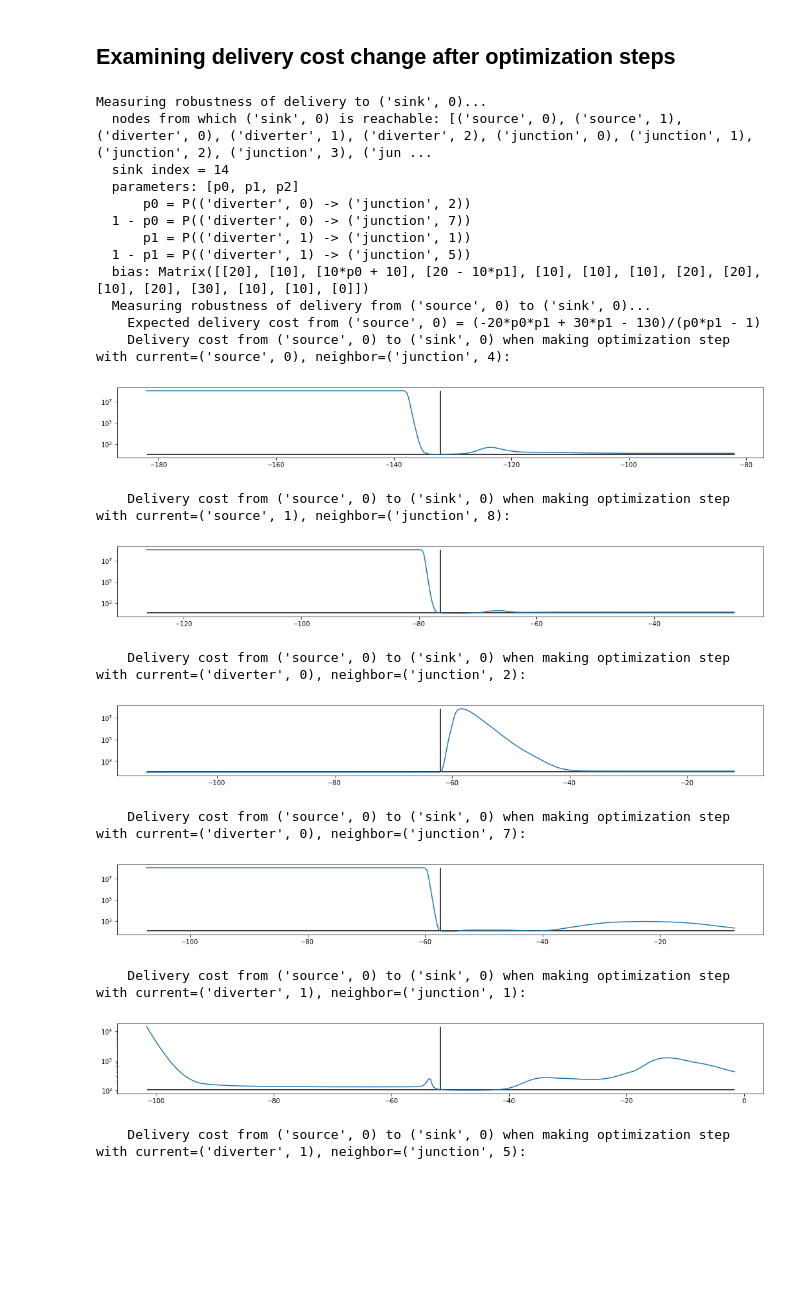
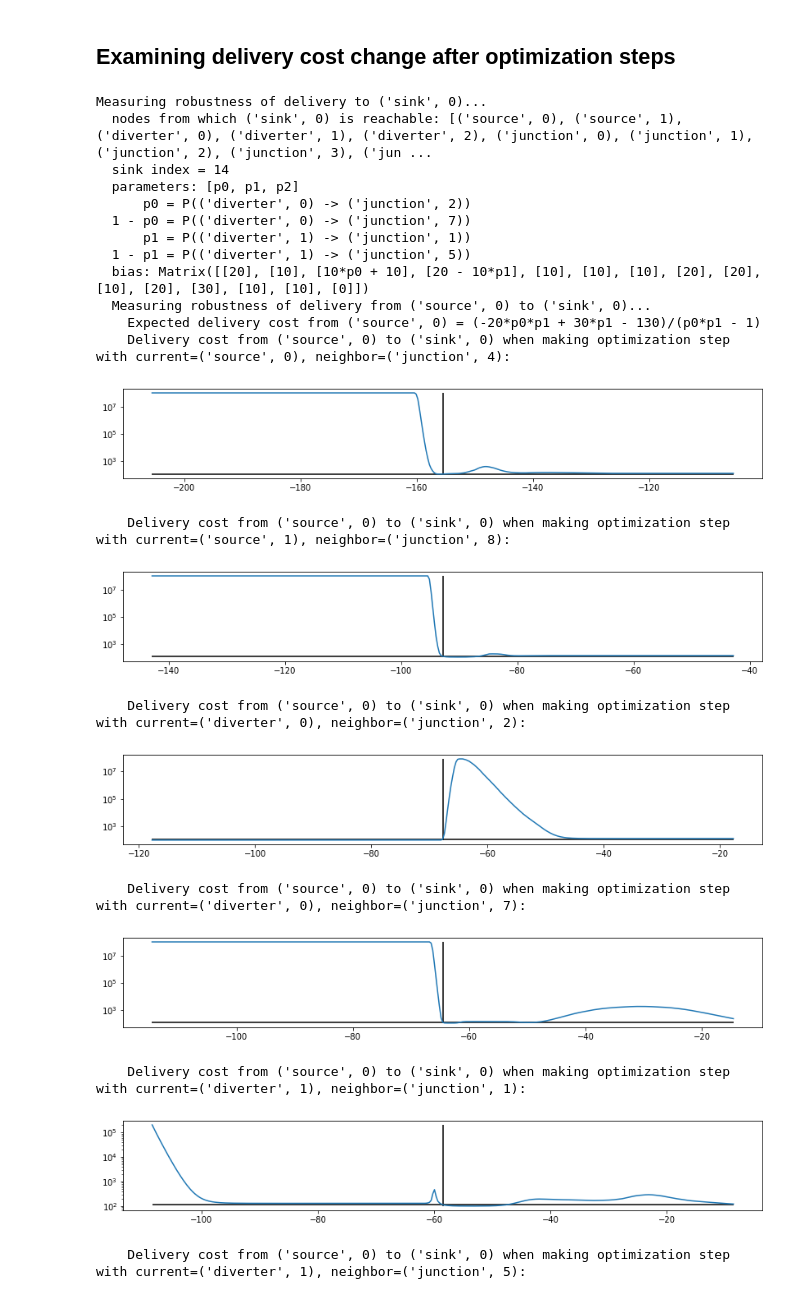
Before and after one commit to flyingleafe/dqnroute, a Jupyter notebook: notebooks/igor_run_simulation.ipynb, the cells around one changed output. Saved outputs shown, nothing was run; the diff lists cells and outputs as text; code cells hidden in the pictures; blank space fills up the shorter version.

```diff
--- a/notebooks/igor_run_simulation.ipynb
+++ b/notebooks/igor_run_simulation.ipynb
@@ -179,9 +179,9 @@ def run_single(file: str, router_type: str, random_seed: int, **kwargs):
         event_series = runner.run(**kwargs)
     return event_series, runner
 
-#scenario = '../launches/conveyor_energy_test.yaml'
-#scenario = '../launches/conveyor_cyclic_energy_test.yaml'
-scenario = '../launches/conveyor_cyclic2_energy_test.yaml'
+#scenario = '../launches/igor/acyclic_conveyor_energy_test.yaml'
+#scenario = '../launches/igor/conveyor_cyclic_energy_test.yaml'
+scenario = '../launches/igor/conveyor_cyclic2_energy_test.yaml'
 
 event_series, runner = run_single(file=scenario, router_type='dqn_emb', progress_step=500,
                                   ignore_saved=[True], random_seed=44)
@@ -592,41 +591,41 @@ for sink in g.sinks:
                 if torch.isinf(objective_values).any():
                     print("      INFINITIES PRESENT IN COMPUTED VALUES")
                     inf_indices = torch.isinf(objective_values)
                     if sum(inf_indices) == objective_values.numel():
                         continue
                     regular_values = objective_values[~inf_indices]
                     neginf_indices = (objective_values < 0) & inf_indices
                     posinf_indices = (objective_values > 0) & inf_indices
                     objective_values[neginf_indices] = min(regular_values) - 5
                     objective_values[posinf_indices] = max(regular_values) + 5
-                plt.figure(figsize=(18, 2))
+                plt.figure(figsize=(14, 2))
                 plt.yscale("log")
                 plt.plot(actual_qs, objective_values)
                 gap = max(objective_values) - min(objective_values)
                 y_delta = 0 if gap > 0 else 5
                 plt.vlines(reference_q, min(objective_values) - y_delta, max(objective_values) + y_delta)
                 plt.hlines(objective_values[len(objective_values) // 2], min(actual_qs), max(actual_qs))
                 plt.show()
 # %% [output]
 Measuring robustness of delivery to ('sink', 0)...
   nodes from which ('sink', 0) is reachable: [('source', 0), ('source', 1), ('diverter', 0), ('diverter', 1), ('diverter', 2), ('junction', 0), ('junction', 1), ('junction', 2), ('junction', 3), ('jun ...
   sink index = 14
   parameters: [p0, p1, p2]
       p0 = P(('diverter', 0) -> ('junction', 2))
   1 - p0 = P(('diverter', 0) -> ('junction', 7))
       p1 = P(('diverter', 1) -> ('junction', 1))
   1 - p1 = P(('diverter', 1) -> ('junction', 5))
   bias: Matrix([[20], [10], [10*p0 + 10], [20 - 10*p1], [10], [10], [10], [20], [20], [10], [20], [30], [10], [10], [0]])
   Measuring robustness of delivery from ('source', 0) to ('sink', 0)...
     Expected delivery cost from ('source', 0) = (-20*p0*p1 + 30*p1 - 130)/(p0*p1 - 1)
     Delivery cost from ('source', 0) to ('sink', 0) when making optimization step with current=('source', 0), neighbor=('junction', 4):
-[figure, old version]
+[figure, new version]
     Delivery cost from ('source', 0) to ('sink', 0) when making optimization step with current=('source', 1), neighbor=('junction', 8):
-[figure, old version]
+[figure, new version]
     Delivery cost from ('source', 0) to ('sink', 0) when making optimization step with current=('diverter', 0), neighbor=('junction', 2):
-[figure, old version]
+[figure, new version]
     Delivery cost from ('source', 0) to ('sink', 0) when making optimization step with current=('diverter', 0), neighbor=('junction', 7):
-[figure, old version]
+[figure, new version]
     Delivery cost from ('source', 0) to ('sink', 0) when making optimization step with current=('diverter', 1), neighbor=('junction', 1):
-[figure, old version]
+[figure, new version]
     Delivery cost from ('source', 0) to ('sink', 0) when making optimization step with current=('diverter', 1), neighbor=('junction', 5):
```
Also changed, not shown: parts of 4 cells of this notebook, 3 other files.
